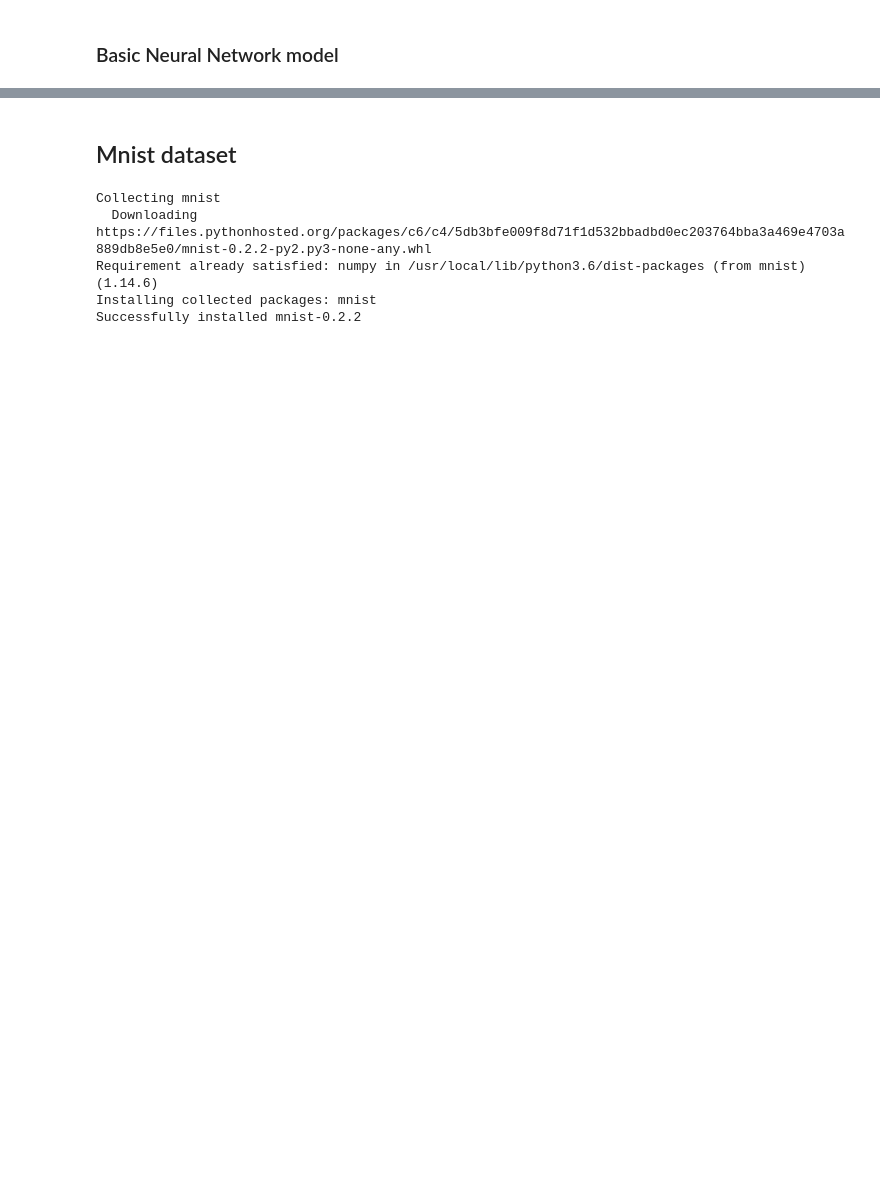
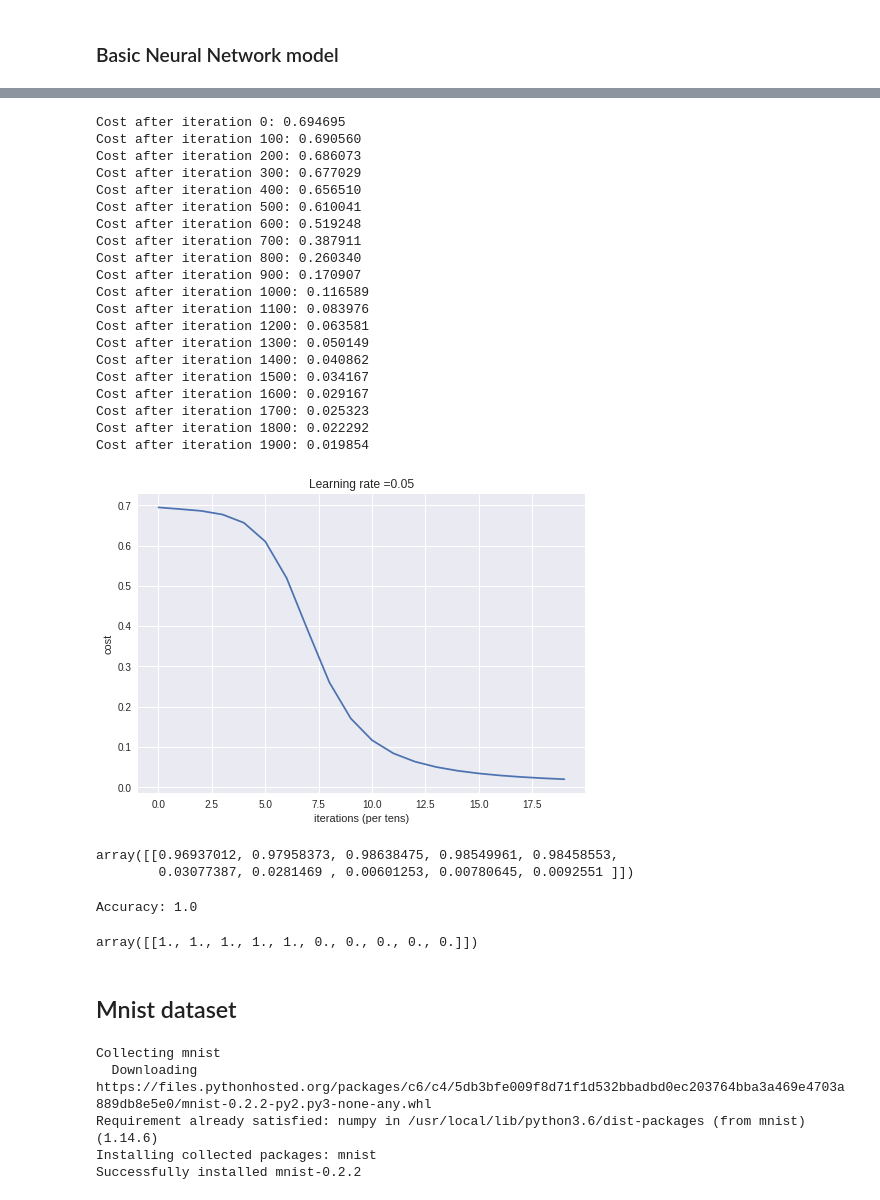
Before and after one commit to paulamos/MLcourse, a Jupyter notebook: MachineLearningLab02.ipynb, the cells around one changed output, grey strips where cells are left out. Saved outputs shown, nothing was run; the diff lists cells and outputs as text; code cells hidden in the pictures; blank space fills up the shorter version.

```diff
--- a/MachineLearningLab02.ipynb
+++ b/MachineLearningLab02.ipynb
@@ -153,0 +170,38 @@ output = NN_model_forward(X, weights)
+# %%
+def L_layer_model(X, Y, layers_dims, learning_rate=0.05, num_iterations=1000, print_cost=False): #lr was 0.009
+    """
+    Implements a L-layer neural network: [LINEAR->RELU]*(L-1)->LINEAR->SIGMOID.
+
+    Arguments:
+    X -- data, numpy array of shape (number of examples, input neurons)
+    Y -- true "label" vector (containing 0, 1 values), of shape (1, number of examples)
+    layers_dims -- list containing the input size and each layer size, of length (number of layers + 1).
+    learning_rate -- learning rate of the gradient descent update rule
+    num_iterations -- number of iterations of the optimization loop
+    print_cost -- if True, it prints the cost
+
+    Returns:
+    parameters -- parameters learnt by the model. They can then be used to predict.
+    """
+    costs = []
+
+    parameters = initialize_parameters_deep(layers_dims)
+
+    for i in range(0, num_iterations):
+        AL, caches = L_model_forward(X, parameters)
+        cost = compute_cost(AL, Y)
+        grads = L_model_backward(AL, Y, caches)
+        parameters = update_parameters(parameters, grads, learning_rate)
+
+        if print_cost and i % 100 == 0:
+            print ("Cost after iteration %i: %f" % (i, cost))
+            costs.append(cost)
+
+    # plot the cost
+    plt.plot(np.squeeze(costs))
+    plt.ylabel('cost')
+    plt.xlabel('iterations (per tens)')
+    plt.title("Learning rate =" + str(learning_rate))
+    plt.show()
+
+    return parameters
@@ -153,0 +399,4 @@ output = NN_model_forward(X, weights)
+# %%
+train_x = np.array([[1,1],[1,2],[6,7],[2,4],[0,5],
+                   [-1,-1],[-2,0],[-7,-5],[-1,-4],[-3,-1]]).T
+train_y = np.array([[1,1,1,1,1,0,0,0,0,0]])
@@ -153,0 +411,25 @@ output = NN_model_forward(X, weights)
+# %%
+layers_dims = [2,  12, 10, 1]
+parameters = L_layer_model(train_x, train_y, layers_dims, num_iterations = 2000, print_cost = True)
+# %% [output]
+Cost after iteration 0: 0.694695
+Cost after iteration 100: 0.690560
+Cost after iteration 200: 0.686073
+Cost after iteration 300: 0.677029
+Cost after iteration 400: 0.656510
+Cost after iteration 500: 0.610041
+Cost after iteration 600: 0.519248
+Cost after iteration 700: 0.387911
+Cost after iteration 800: 0.260340
+Cost after iteration 900: 0.170907
+Cost after iteration 1000: 0.116589
+Cost after iteration 1100: 0.083976
+Cost after iteration 1200: 0.063581
+Cost after iteration 1300: 0.050149
+Cost after iteration 1400: 0.040862
+Cost after iteration 1500: 0.034167
+Cost after iteration 1600: 0.029167
+Cost after iteration 1700: 0.025323
+Cost after iteration 1800: 0.022292
+Cost after iteration 1900: 0.019854
+[figure, added]
@@ -153,0 +438,10 @@ output = NN_model_forward(X, weights)
+# %%
+probas
+# %% [output]
+array([[0.96937012, 0.97958373, 0.98638475, 0.98549961, 0.98458553,
+        0.03077387, 0.0281469 , 0.00601253, 0.00780645, 0.0092551 ]])
+# %%
+predict(train_x, train_y,parameters)
+# %% [output]
+Accuracy: 1.0
+array([[1., 1., 1., 1., 1., 0., 0., 0., 0., 0.]])
```
Also changed, not shown: parts of 54 cells of this notebook.
